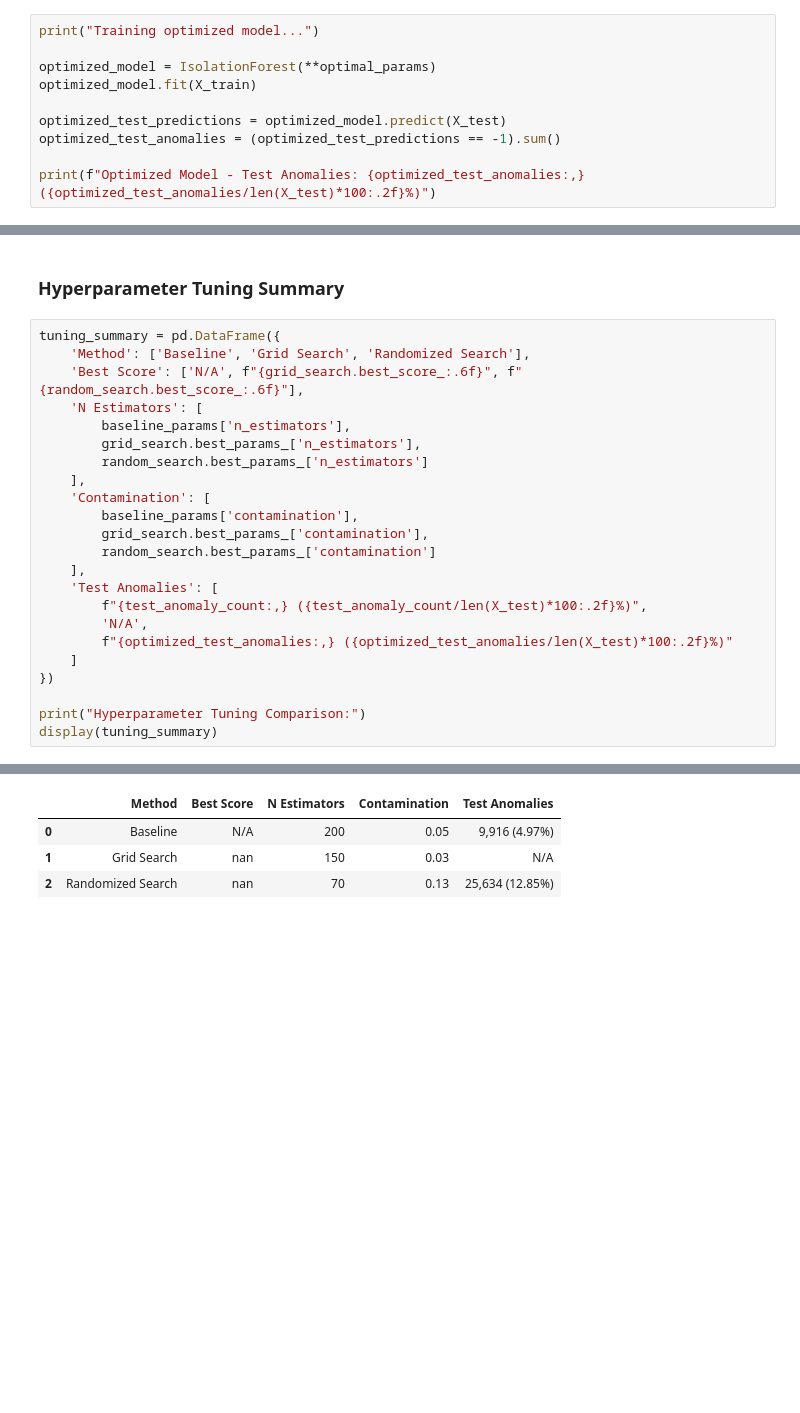
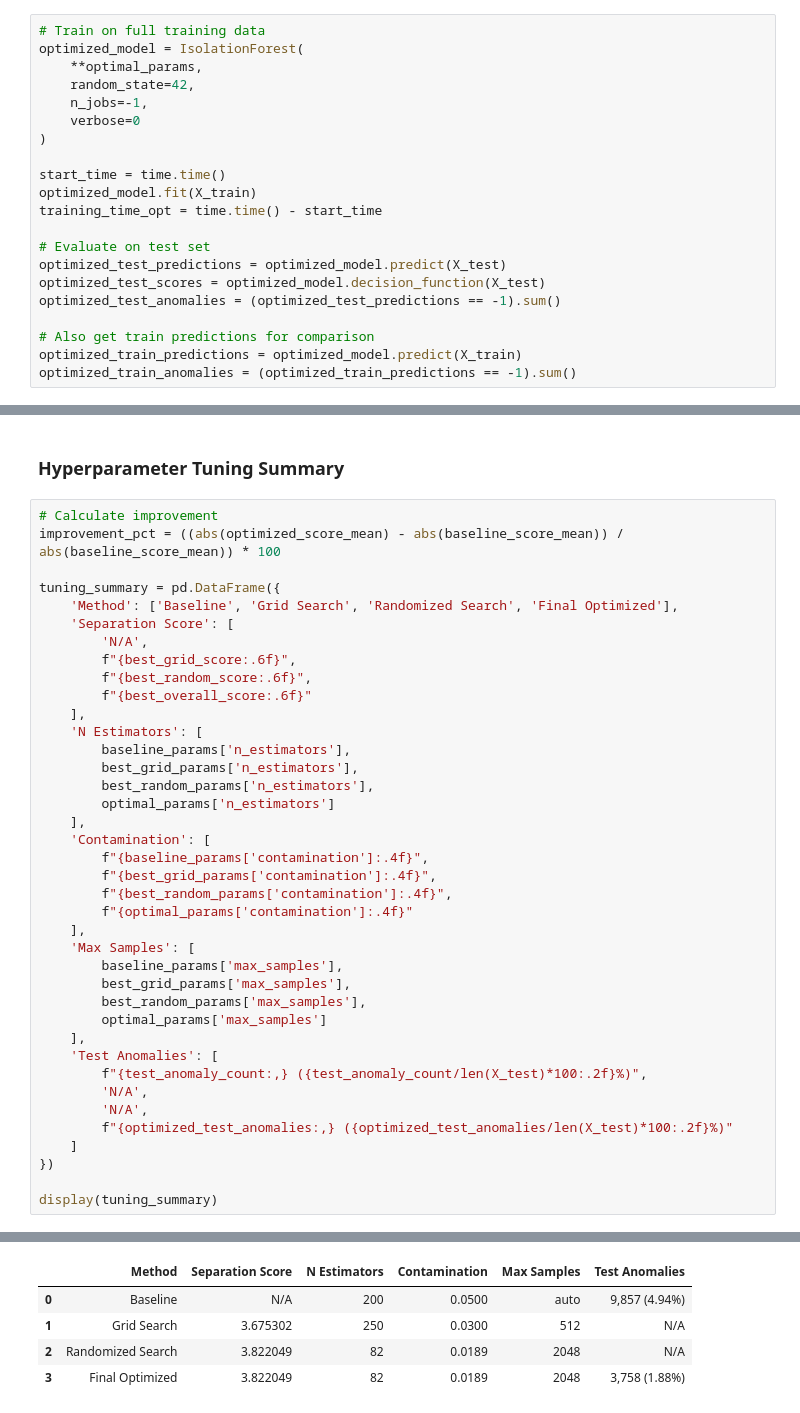
Before and after one commit to swapnilprakashpatil/aai540_3proj, a Jupyter notebook: notebooks/cms_anomaly_detection.ipynb, the cells around one changed output, grey strips where cells are left out. Drawn from its saved outputs; the diff is of its cells as text; blank space fills up the shorter version.

```diff
--- a/notebooks/cms_anomaly_detection.ipynb
+++ b/notebooks/cms_anomaly_detection.ipynb
@@ -1375,10 +1453,21 @@ Optimal Parameters: {'bootstrap': False, 'contamination': 0.1294814480290349, 'm
 # %%
-print("Training optimized model...")
+# Train on full training data
+optimized_model = IsolationForest(
+    **optimal_params,
+    random_state=42,
+    n_jobs=-1,
+    verbose=0
+)
 
-optimized_model = IsolationForest(**optimal_params)
+start_time = time.time()
 optimized_model.fit(X_train)
+training_time_opt = time.time() - start_time
 
+# Evaluate on test set
 optimized_test_predictions = optimized_model.predict(X_test)
+optimized_test_scores = optimized_model.decision_function(X_test)
 optimized_test_anomalies = (optimized_test_predictions == -1).sum()
 
-print(f"Optimized Model - Test Anomalies: {optimized_test_anomalies:,} ({optimized_test_anomalies/len(X_test)*100:.2f}%)")
+# Also get train predictions for comparison
+optimized_train_predictions = optimized_model.predict(X_train)
+optimized_train_anomalies = (optimized_train_predictions == -1).sum()
@@ -1418,26 +1500,42 @@ plt.show()
 # %% [markdown]
 ### Hyperparameter Tuning Summary
 # %%
+# Calculate improvement
+improvement_pct = ((abs(optimized_score_mean) - abs(baseline_score_mean)) / abs(baseline_score_mean)) * 100
+
 tuning_summary = pd.DataFrame({
-    'Method': ['Baseline', 'Grid Search', 'Randomized Search'],
-    'Best Score': ['N/A', f"{grid_search.best_score_:.6f}", f"{random_search.best_score_:.6f}"],
+    'Method': ['Baseline', 'Grid Search', 'Randomized Search', 'Final Optimized'],
+    'Separation Score': [
+        'N/A',
+        f"{best_grid_score:.6f}",
+        f"{best_random_score:.6f}",
+        f"{best_overall_score:.6f}"
+    ],
     'N Estimators': [
         baseline_params['n_estimators'],
-        grid_search.best_params_['n_estimators'],
-        random_search.best_params_['n_estimators']
+        best_grid_params['n_estimators'],
+        best_random_params['n_estimators'],
+        optimal_params['n_estimators']
     ],
     'Contamination': [
-        baseline_params['contamination'],
-        grid_search.best_params_['contamination'],
-        random_search.best_params_['contamination']
+        f"{baseline_params['contamination']:.4f}",
+        f"{best_grid_params['contamination']:.4f}",
+        f"{best_random_params['contamination']:.4f}",
+        f"{optimal_params['contamination']:.4f}"
+    ],
+    'Max Samples': [
+        baseline_params['max_samples'],
+        best_grid_params['max_samples'],
+        best_random_params['max_samples'],
+        optimal_params['max_samples']
     ],
     'Test Anomalies': [
         f"{test_anomaly_count:,} ({test_anomaly_count/len(X_test)*100:.2f}%)",
+        'N/A',
         'N/A',
         f"{optimized_test_anomalies:,} ({optimized_test_anomalies/len(X_test)*100:.2f}%)"
     ]
 })
 
-print("Hyperparameter Tuning Comparison:")
 display(tuning_summary)
 # %% [output]
@@ -1445,4 +1542,5 @@ Hyperparameter Tuning Comparison:
-|  | Method | Best Score | N Estimators | Contamination | Test Anomalies |
-| 0 | Baseline | N/A | 200 | 0.05 | 9,916 (4.97%) |
-| 1 | Grid Search | nan | 150 | 0.03 | N/A |
-| 2 | Randomized Search | nan | 70 | 0.13 | 25,634 (12.85%) |
+|  | Method | Separation Score | N Estimators | Contamination | Max Samples | Test Anomalies |
+| 0 | Baseline | N/A | 200 | 0.0500 | auto | 9,857 (4.94%) |
+| 1 | Grid Search | 3.675302 | 250 | 0.0300 | 512 | N/A |
+| 2 | Randomized Search | 3.822049 | 82 | 0.0189 | 2048 | N/A |
+| 3 | Final Optimized | 3.822049 | 82 | 0.0189 | 2048 | 3,758 (1.88%) |
```
Also changed, not shown: parts of 78 cells of this notebook, 6 other files.
